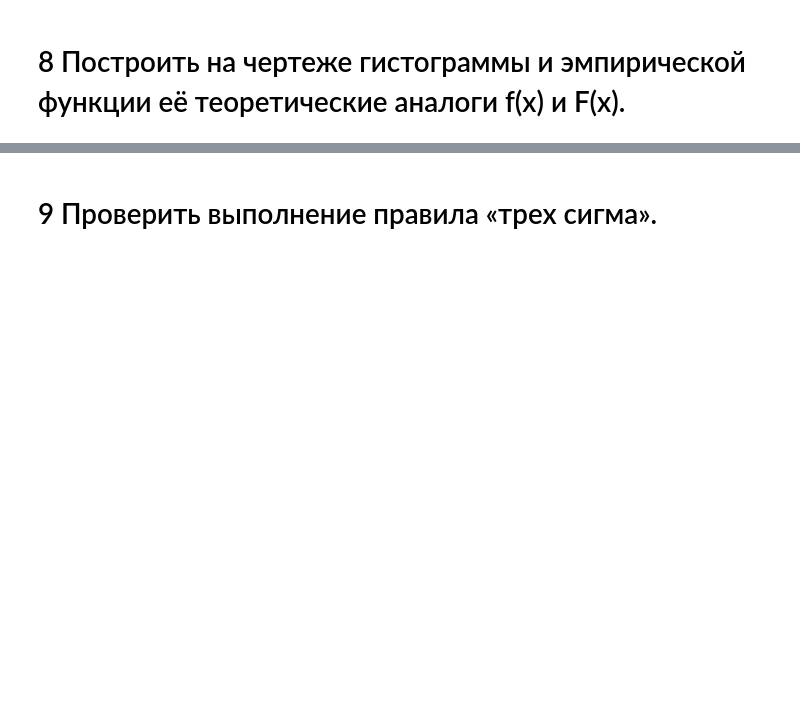
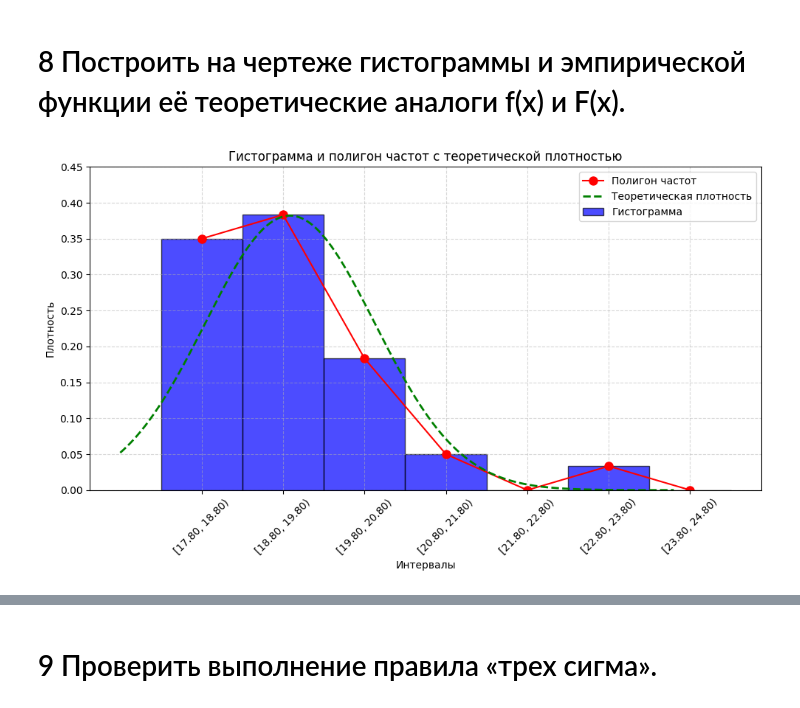
Before and after one commit to AlexeyRau/OMGTU, a Jupyter notebook: 2 курс/4 семестр/ТерВер/lab1/lab1.ipynb, the cells around one changed output, grey strips where cells are left out. Drawn from its saved outputs; the diff is of its cells as text; code cells hidden in the pictures; blank space fills up the shorter version.

```diff
--- a/2 курс/4 семестр/ТерВер/lab1/lab1.ipynb
+++ b/2 курс/4 семестр/ТерВер/lab1/lab1.ipynb
@@ -224,2 +224,8 @@ print(f"Эксцесс: {kurtosis}")
 # %% [markdown]
 # 7. Найти оценки параметров предполагаемого распределения генеральной совокупности.
+# %%
+mu = sample_mean
+sigma = np.sqrt(sample_variance)
+print("7. Оценки параметров:")
+print(f"μ = {mu:.4f}")
+print(f"σ = {sigma:.4f}")
@@ -226,2 +236,78 @@ print(f"Эксцесс: {kurtosis}")
 # %% [markdown]
 # 8 Построить на чертеже гистограммы и эмпирической функции её теоретические аналоги f(x) и F(x).
+# %%
+plt.figure(figsize=(10, 6))
+
+plt.bar(
+    midpoints,
+    interval_table['ni/(n*h)'],
+    width=h,
+    edgecolor='black',
+    alpha=0.7,
+    color='blue',
+    label='Гистограмма'
+)
+
+plt.plot(
+    midpoints,
+    interval_table['ni/(n*h)'],
+    marker='o',
+    linestyle='-',
+    color='red',
+    markersize=8,
+    label='Полигон частот'
+)
+
+x_theor = np.linspace(x_min-1, x_max+1, 500)
+pdf = stats.norm.pdf(x_theor, mu, sigma)
+plt.plot(
+    x_theor,
+    pdf,
+    color='green',
+    linewidth=2,
+    linestyle='--',
+    label='Теоретическая плотность'
+)
+
+plt.xticks(midpoints, [f"[{intervals[i]:.2f}, {intervals[i+1]:.2f})" for i in range(m)], rotation=45)
+plt.yticks(np.arange(0, 0.5, 0.05))
+plt.grid(True, linestyle='--', alpha=0.5)
+plt.xlabel('Интервалы')
+plt.ylabel('Плотность')
+plt.title('Гистограмма и полигон частот с теоретической плотностью')
+plt.legend()
+plt.tight_layout()
+plt.show()
+
+plt.figure(figsize=(10, 6))
+
+plt.step(
+    x_values,
+    y_values,
+    where='post',
+    color='blue',
+    linewidth=2,
+    label='Эмпирическая F(x)'
+)
+
+cdf = stats.norm.cdf(x_values, mu, sigma)
+plt.plot(
+    x_values,
+    cdf,
+    color='red',
+    linewidth=2,
+    linestyle='--',
+    label='Теоретическая F(x)'
+)
+
+plt.grid(True, linestyle='--', alpha=0.5)
+plt.xlabel('Значения')
+plt.ylabel('Вероятность')
+plt.title('Эмпирическая и теоретическая функции распределения')
+plt.legend()
+plt.xticks(np.arange(np.floor(x_min-1), np.ceil(x_max+1)+1))
+plt.yticks(np.arange(0, 1.1, 0.1))
+plt.tight_layout()
+plt.show()
+# %% [output]
+[figure, added]
```
Also changed, not shown: parts of 3 cells of this notebook.
